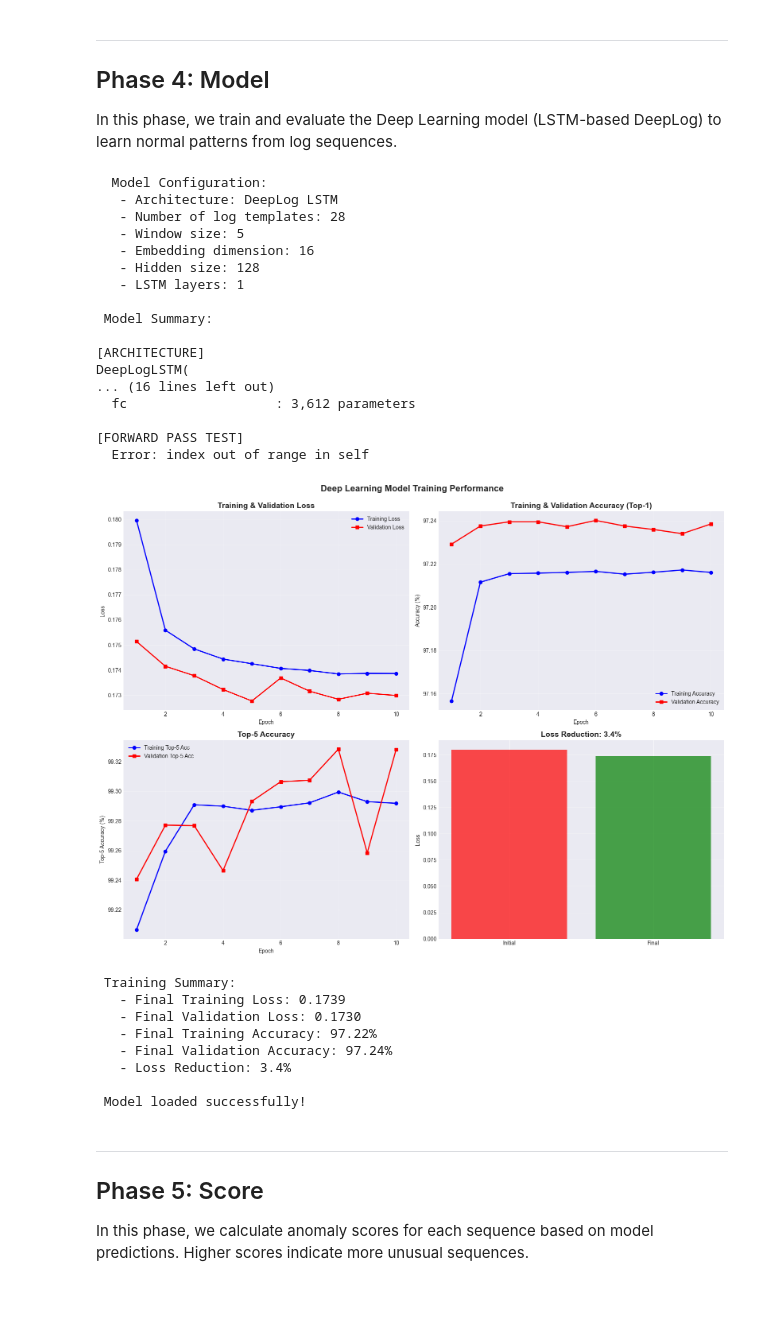
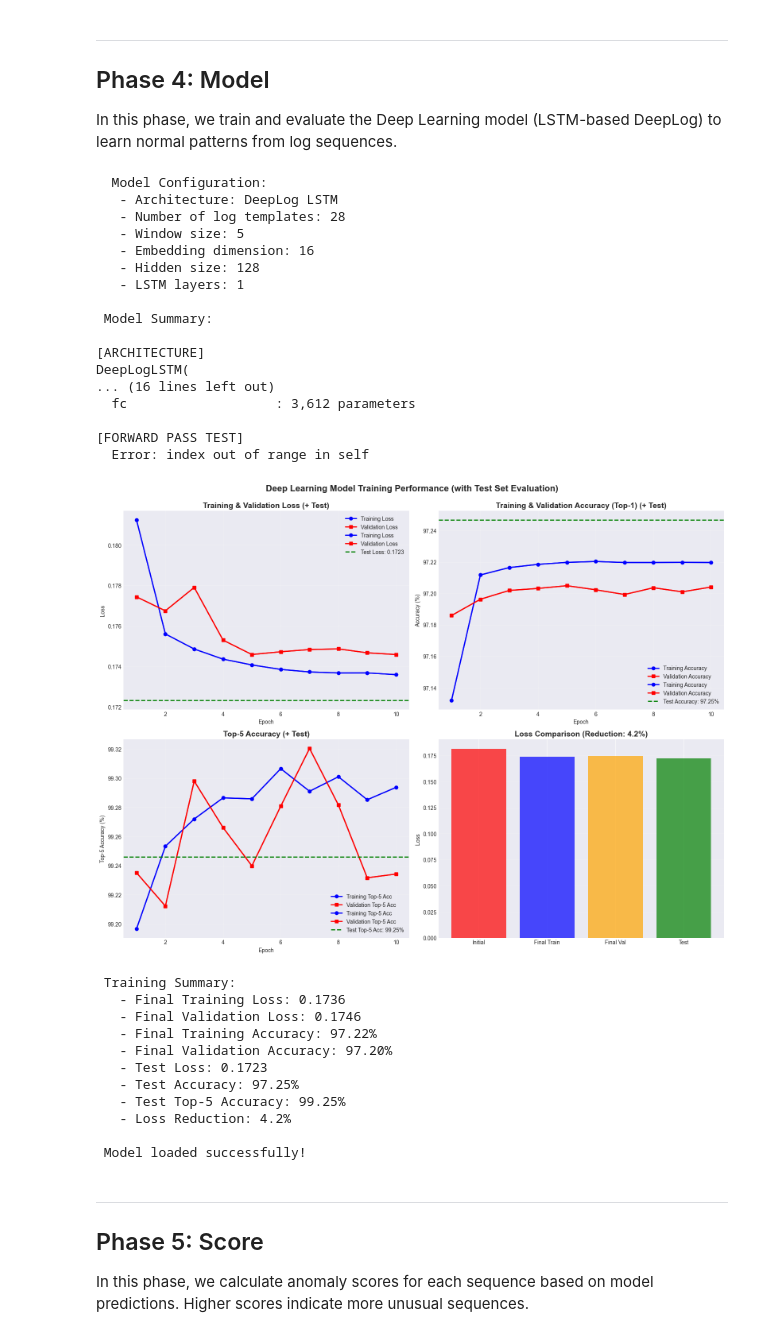
Before and after one commit to HoangZuzi-14/SOC-grade-Deep-Learning-Anomaly-Detection, a Jupyter notebook: notebook/analysis.ipynb, the cells around one changed output. Cells and saved outputs as stored; diff of their text form; code cells hidden in the pictures; blank space fills up the shorter version.

Commit message:
Add Test and update Notebook

```diff
--- a/notebook/analysis.ipynb
+++ b/notebook/analysis.ipynb
@@ -323,12 +332,22 @@ if model_path.exists():
 
         epochs = range(1, len(history['train_loss']) + 1)
 
+
+        # Check if test metrics exist (for backward compatibility)
+        has_test_metrics = 'test_loss' in history and history.get('test_loss') is not None
+
         fig, axes = plt.subplots(2, 2, figsize=(16, 12))
 
         # Loss curves
         axes[0, 0].plot(epochs, history['train_loss'], 'b-', label='Training Loss', linewidth=2, marker='o')
         axes[0, 0].plot(epochs, history['val_loss'], 'r-', label='Validation Loss', linewidth=2, marker='s')
-        axes[0, 0].set_title('Training & Validation Loss', fontsize=14, fontweight='bold')
+        axes[0, 0].plot(epochs, history['train_loss'], 'b-', label='Training Loss', linewidth=2, marker='o')
+        axes[0, 0].plot(epochs, history['val_loss'], 'r-', label='Validation Loss', linewidth=2, marker='s')
+        if has_test_metrics:
+            # Test loss is a single value (evaluated once after training)
+            test_loss = history['test_loss'][0] if isinstance(history['test_loss'], list) else history['test_loss']
+            axes[0, 0].axhline(y=test_loss, color='g', linestyle='--', linewidth=2, label=f'Test Loss: {test_loss:.4f}')
+        axes[0, 0].set_title('Training & Validation Loss' + (' (+ Test)' if has_test_metrics else ''), fontsize=14, fontweight='bold')
         axes[0, 0].set_xlabel('Epoch')
         axes[0, 0].set_ylabel('Loss')
         axes[0, 0].legend()
@@ -337,7 +356,12 @@ if model_path.exists():
         # Accuracy curves
         axes[0, 1].plot(epochs, history['train_acc'], 'b-', label='Training Accuracy', linewidth=2, marker='o')
         axes[0, 1].plot(epochs, history['val_acc'], 'r-', label='Validation Accuracy', linewidth=2, marker='s')
-        axes[0, 1].set_title('Training & Validation Accuracy (Top-1)', fontsize=14, fontweight='bold')
+        axes[0, 1].plot(epochs, history['train_acc'], 'b-', label='Training Accuracy', linewidth=2, marker='o')
+        axes[0, 1].plot(epochs, history['val_acc'], 'r-', label='Validation Accuracy', linewidth=2, marker='s')
+        if has_test_metrics:
+            test_acc = history['test_acc'][0] if isinstance(history['test_acc'], list) else history['test_acc']
+            axes[0, 1].axhline(y=test_acc, color='g', linestyle='--', linewidth=2, label=f'Test Accuracy: {test_acc:.2f}%')
+        axes[0, 1].set_title('Training & Validation Accuracy (Top-1)' + (' (+ Test)' if has_test_metrics else ''), fontsize=14, fontweight='bold')
         axes[0, 1].set_xlabel('Epoch')
         axes[0, 1].set_ylabel('Accuracy (%)')
         axes[0, 1].legend()
@@ -346,7 +370,12 @@ if model_path.exists():
         # Top-k Accuracy
         axes[1, 0].plot(epochs, history['train_topk_acc'], 'b-', label='Training Top-5 Acc', linewidth=2, marker='o')
         axes[1, 0].plot(epochs, history['val_topk_acc'], 'r-', label='Validation Top-5 Acc', linewidth=2, marker='s')
-        axes[1, 0].set_title('Top-5 Accuracy', fontsize=14, fontweight='bold')
+        axes[1, 0].plot(epochs, history['train_topk_acc'], 'b-', label='Training Top-5 Acc', linewidth=2, marker='o')
+        axes[1, 0].plot(epochs, history['val_topk_acc'], 'r-', label='Validation Top-5 Acc', linewidth=2, marker='s')
+        if has_test_metrics:
+            test_topk_acc = history['test_topk_acc'][0] if isinstance(history['test_topk_acc'], list) else history['test_topk_acc']
+            axes[1, 0].axhline(y=test_topk_acc, color='g', linestyle='--', linewidth=2, label=f'Test Top-5 Acc: {test_topk_acc:.2f}%')
+        axes[1, 0].set_title('Top-5 Accuracy' + (' (+ Test)' if has_test_metrics else ''), fontsize=14, fontweight='bold')
         axes[1, 0].set_xlabel('Epoch')
         axes[1, 0].set_ylabel('Top-5 Accuracy (%)')
         axes[1, 0].legend()
@@ -357,12 +386,24 @@ if model_path.exists():
         final_loss = history['train_loss'][-1]
         loss_reduction = ((initial_loss - final_loss) / initial_loss) * 100
 
-        axes[1, 1].bar(['Initial', 'Final'], [initial_loss, final_loss], color=['red', 'green'], alpha=0.7)
-        axes[1, 1].set_title(f'Loss Reduction: {loss_reduction:.1f}%', fontsize=14, fontweight='bold')
+        # Learning progress - Comparison chart
+        initial_loss = history['train_loss'][0]
+        final_loss = history['train_loss'][-1]
+        loss_reduction = ((initial_loss - final_loss) / initial_loss) * 100
+
+        if has_test_metrics:
+            test_loss = history['test_loss'][0] if isinstance(history['test_loss'], list) else history['test_loss']
+            axes[1, 1].bar(['Initial', 'Final Train', 'Final Val', 'Test'],
+                          [initial_loss, final_loss, history['val_loss'][-1], test_loss],
+                          color=['red', 'blue', 'orange', 'green'], alpha=0.7)
+            axes[1, 1].set_title(f'Loss Comparison (Reduction: {loss_reduction:.1f}%)', fontsize=14, fontweight='bold')
+        else:
+            axes[1, 1].bar(['Initial', 'Final'], [initial_loss, final_loss], color=['red', 'green'], alpha=0.7)
+            axes[1, 1].set_title(f'Loss Reduction: {loss_reduction:.1f}%', fontsize=14, fontweight='bold')
         axes[1, 1].set_ylabel('Loss')
         axes[1, 1].grid(True, alpha=0.3, axis='y')
 
-        plt.suptitle('Deep Learning Model Training Performance', fontsize=16, fontweight='bold', y=0.995)
+        plt.suptitle('Deep Learning Model Training Performance' + (' (with Test Set Evaluation)' if has_test_metrics else ''), fontsize=16, fontweight='bold', y=0.995)
         plt.tight_layout()
         plt.show()
 
@@ -370,40 +411,50 @@ if model_path.exists():
         print(f"   - Final Training Loss: {history['train_loss'][-1]:.4f}")
         print(f"   - Final Validation Loss: {history['val_loss'][-1]:.4f}")
         print(f"   - Final Training Accuracy: {history['train_acc'][-1]:.2f}%")
         print(f"   - Final Validation Accuracy: {history['val_acc'][-1]:.2f}%")
+        if has_test_metrics:
+            test_loss = history['test_loss'][0] if isinstance(history['test_loss'], list) else history['test_loss']
+            test_acc = history['test_acc'][0] if isinstance(history['test_acc'], list) else history['test_acc']
+            test_topk_acc = history['test_topk_acc'][0] if isinstance(history['test_topk_acc'], list) else history['test_topk_acc']
+            print(f"   - Test Loss: {test_loss:.4f}")
+            print(f"   - Test Accuracy: {test_acc:.2f}%")
+            print(f"   - Test Top-5 Accuracy: {test_topk_acc:.2f}%")
         print(f"   - Loss Reduction: {loss_reduction:.1f}%")
     else:
         print("\n Training history not found.")
 
     print(f"\n Model loaded successfully!")
 else:
     print(f"\n Model file not found: {model_path}")
     print("   Run the training pipeline first.")
 # %% [output]
   Model Configuration:
    - Architecture: DeepLog LSTM
    - Number of log templates: 28
    - Window size: 5
    - Embedding dimension: 16
    - Hidden size: 128
    - LSTM layers: 1
 
  Model Summary:
 
 [ARCHITECTURE]
 DeepLogLSTM(
 ... (16 lines left out)
   fc                   : 3,612 parameters
 
 [FORWARD PASS TEST]
   Error: index out of range in self
-[figure, old version]
+[figure, new version]
  Training Summary:
-   - Final Training Loss: 0.1739
-   - Final Validation Loss: 0.1730
+   - Final Training Loss: 0.1736
+   - Final Validation Loss: 0.1746
    - Final Training Accuracy: 97.22%
-   - Final Validation Accuracy: 97.24%
-   - Loss Reduction: 3.4%
+   - Final Validation Accuracy: 97.20%
+   - Test Loss: 0.1723
+   - Test Accuracy: 97.25%
+   - Test Top-5 Accuracy: 99.25%
+   - Loss Reduction: 4.2%
 
  Model loaded successfully!
 # %% [markdown]
```
Also changed, not shown: parts of 7 cells of this notebook, 13 other files.
